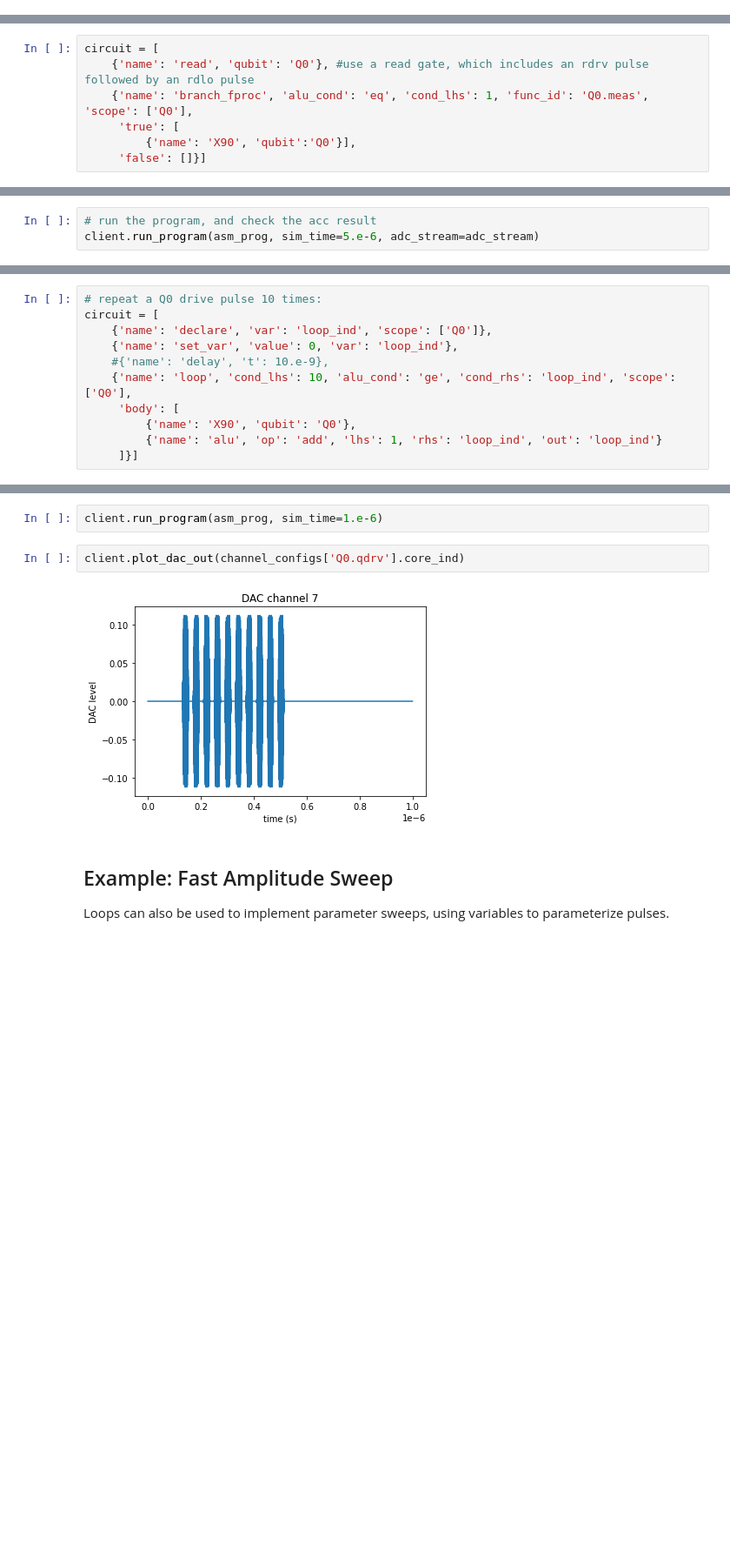
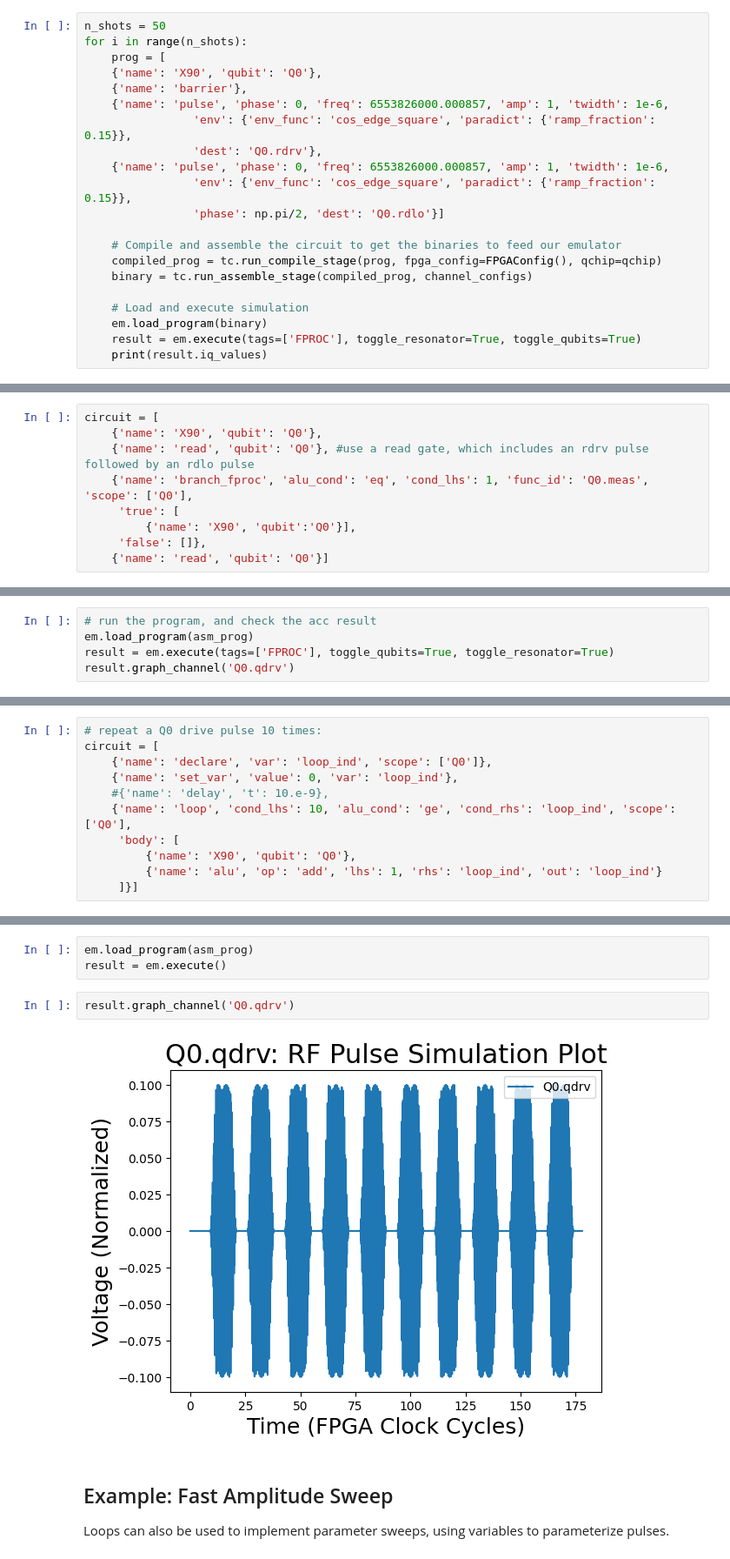
Before and after one commit to ghuangatlbl/qubictutorial, a Jupyter notebook: KEY-Part1a-Simulation.ipynb, the cells around one changed output, grey strips where cells are left out. Shown at 87% size. Cells and saved outputs as stored; diff of their text form; blank space fills up the shorter version.

```diff
--- a/KEY-Part1a-Simulation.ipynb
+++ b/KEY-Part1a-Simulation.ipynb
@@ -567,0 +701,21 @@ client.acc
+# %%
+n_shots = 50
+for i in range(n_shots):
+    prog = [
+    {'name': 'X90', 'qubit': 'Q0'},
+    {'name': 'barrier'},
+    {'name': 'pulse', 'phase': 0, 'freq': 6553826000.000857, 'amp': 1, 'twidth': 1e-6,
+                'env': {'env_func': 'cos_edge_square', 'paradict': {'ramp_fraction': 0.15}},
+                'dest': 'Q0.rdrv'},
+    {'name': 'pulse', 'phase': 0, 'freq': 6553826000.000857, 'amp': 1, 'twidth': 1e-6,
+                'env': {'env_func': 'cos_edge_square', 'paradict': {'ramp_fraction': 0.15}},
+                'phase': np.pi/2, 'dest': 'Q0.rdlo'}]
+
+    # Compile and assemble the circuit to get the binaries to feed our emulator
+    compiled_prog = tc.run_compile_stage(prog, fpga_config=FPGAConfig(), qchip=qchip)
+    binary = tc.run_assemble_stage(compiled_prog, channel_configs)
+
+    # Load and execute simulation
+    em.load_program(binary)
+    result = em.execute(tags=['FPROC'], toggle_resonator=True, toggle_qubits=True)
+    print(result.iq_values)
@@ -656,11 +831,13 @@ The delay is used by the scheduler to ensure that all subsequent pulses are sche
 Branch statements are a valid instruction type, and can be included in circuits
 # %%
 circuit = [
+    {'name': 'X90', 'qubit': 'Q0'},
     {'name': 'read', 'qubit': 'Q0'}, #use a read gate, which includes an rdrv pulse followed by an rdlo pulse
     {'name': 'branch_fproc', 'alu_cond': 'eq', 'cond_lhs': 1, 'func_id': 'Q0.meas', 'scope': ['Q0'],
      'true': [
          {'name': 'X90', 'qubit':'Q0'}],
-     'false': []}]
+     'false': []},
+    {'name': 'read', 'qubit': 'Q0'}]
 # %%
 compiled_prog = tc.run_compile_stage(circuit, fpga_config, qchip)
 asm_prog = tc.run_assemble_stage(compiled_prog, channel_configs)
@@ -698,3 +866,5 @@ adc_stream = 0.9*np.cos(2*np.pi * freq * adc_dt * np.arange(5000)) #create a 500
 # %%
 # run the program, and check the acc result
-client.run_program(asm_prog, sim_time=5.e-6, adc_stream=adc_stream)
+em.load_program(asm_prog)
+result = em.execute(tags=['FPROC'], toggle_qubits=True, toggle_resonator=True)
+result.graph_channel('Q0.qdrv')
@@ -811,11 +951,12 @@ Z-phase resolution inside loops not supported, be careful!
    'in1_reg': 'loop_ind'},
   {'op': 'done_stb'}]}
 # %%
-client.run_program(asm_prog, sim_time=1.e-6)
+em.load_program(asm_prog)
+result = em.execute()
 # %%
-client.plot_dac_out(channel_configs['Q0.qdrv'].core_ind)
+result.graph_channel('Q0.qdrv')
 # %% [output]
-[figure, old version]
+[figure, new version]
 # %% [markdown]
 ## Example: Fast Amplitude Sweep
 
```
Also changed, not shown: parts of 60 cells of this notebook, 2 other files.
